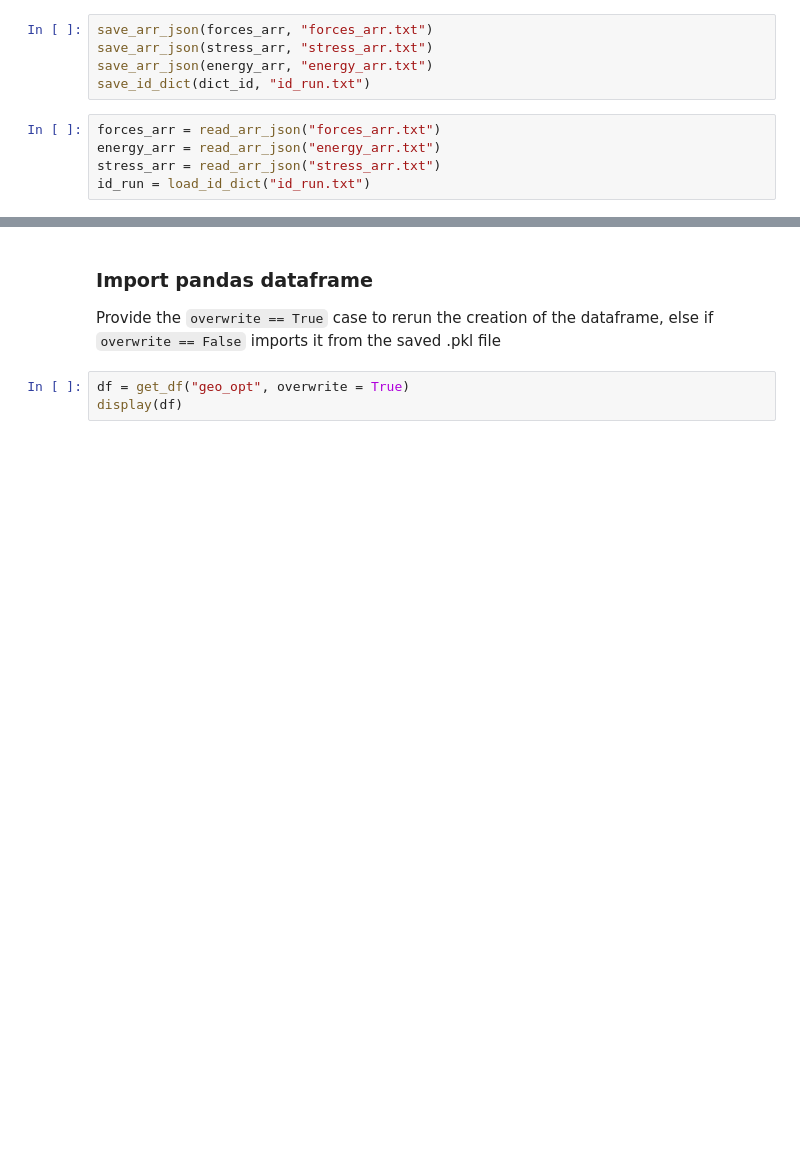
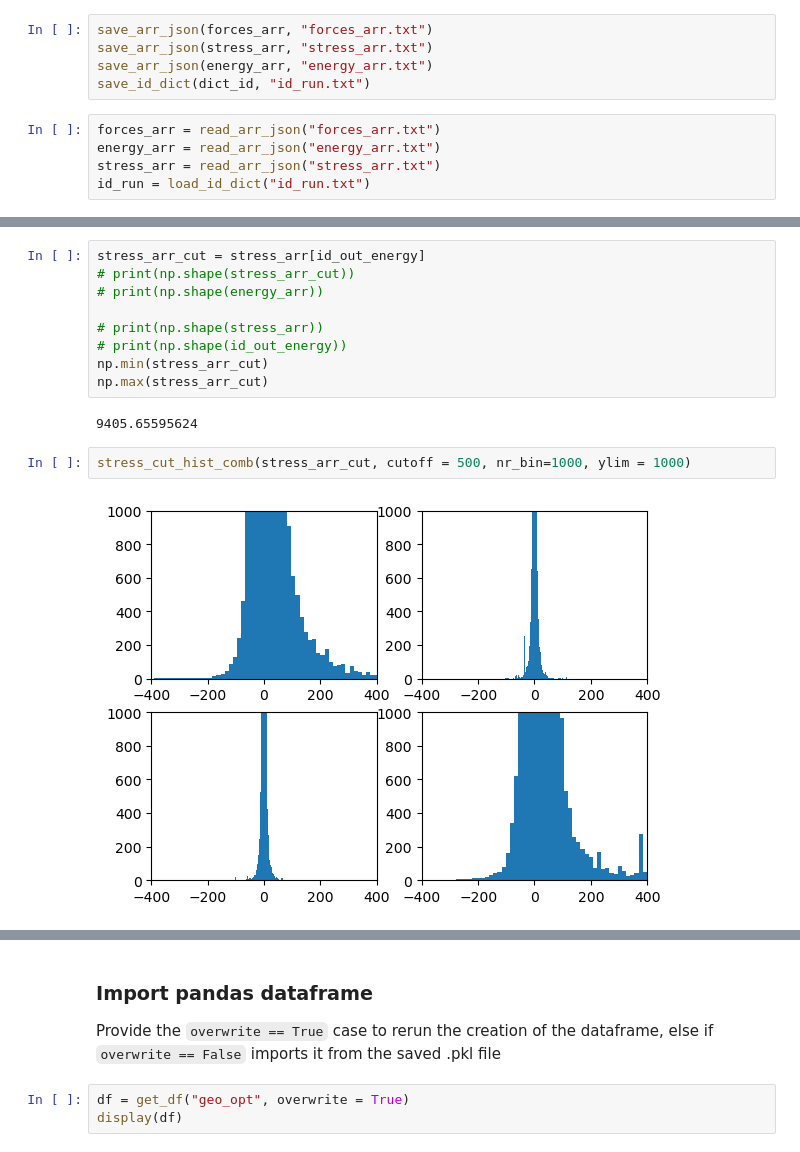
Before and after one commit to fabianjaeger1/Universal_Force_Fields, a Jupyter notebook: stat_data.ipynb, the cells around one changed output, grey strips where cells are left out. Cells and saved outputs as stored; diff of their text form; blank space fills up the shorter version.

```diff
--- a/stat_data.ipynb
+++ b/stat_data.ipynb
@@ -256,0 +433,15 @@ print(np.shape(energy_arr))
+# %%
+stress_arr_cut = stress_arr[id_out_energy]
+# print(np.shape(stress_arr_cut))
+# print(np.shape(energy_arr))
+
+# print(np.shape(stress_arr))
+# print(np.shape(id_out_energy))
+np.min(stress_arr_cut)
+np.max(stress_arr_cut)
+# %% [output]
+9405.65595624
+# %%
+stress_cut_hist_comb(stress_arr_cut, cutoff = 500, nr_bin=1000, ylim = 1000)
+# %% [output]
+[figure, added]
```
Also changed, not shown: parts of 77 cells of this notebook, 2 other files.
